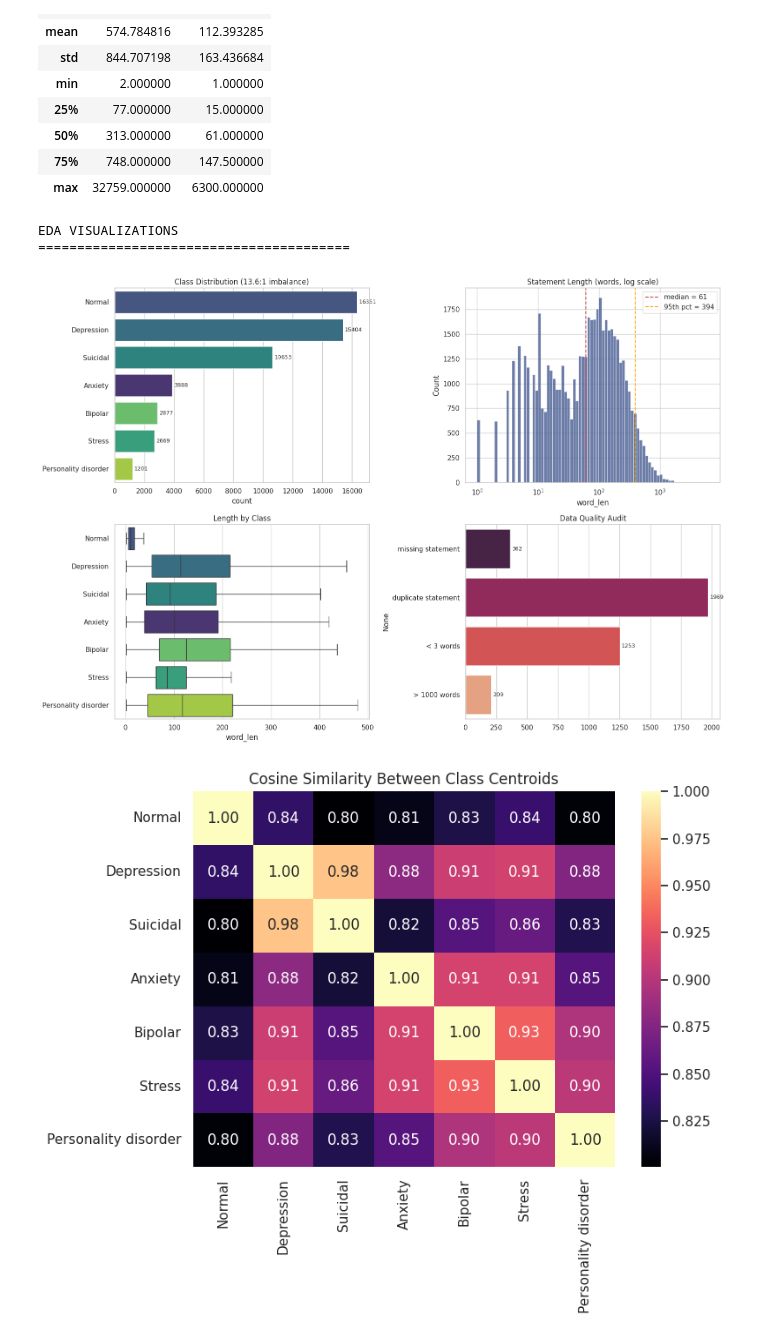
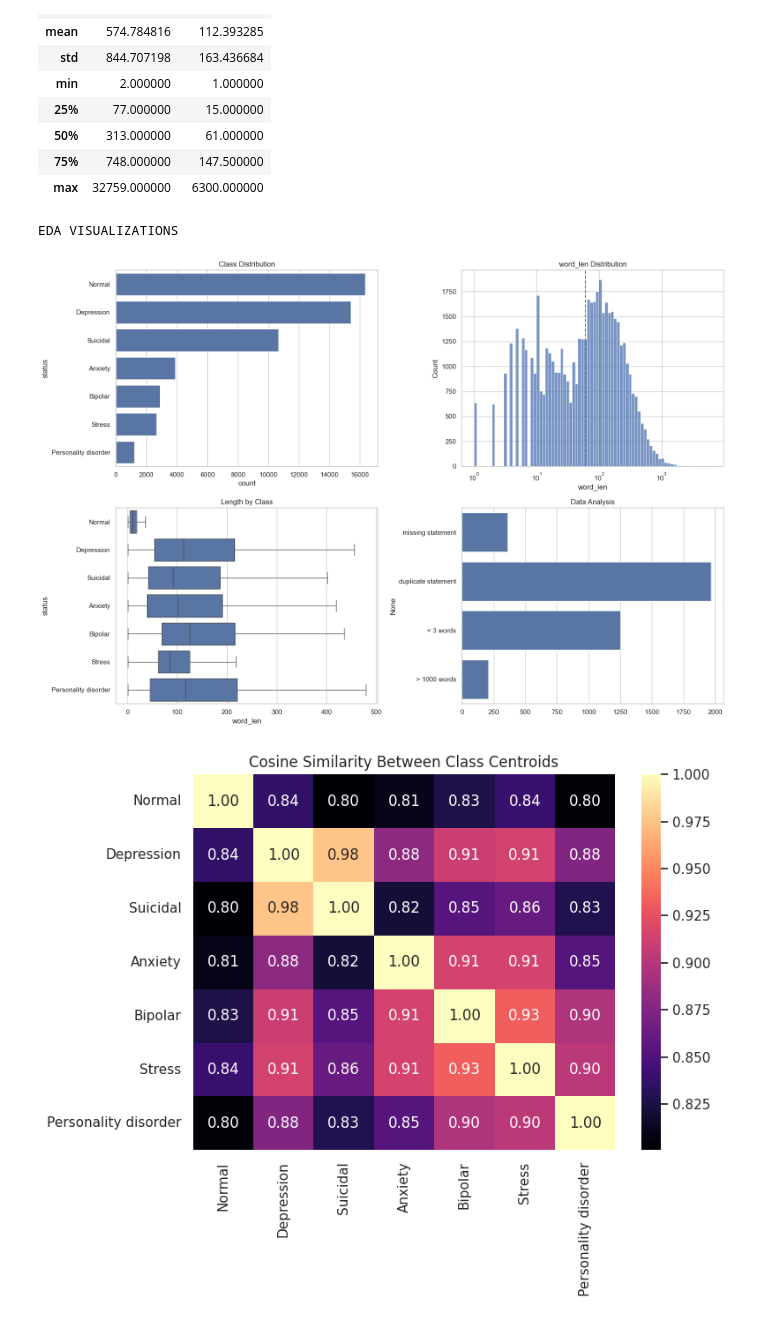
Before and after one commit to anindyakabbyabiswas/cse440-project, a Jupyter notebook: notebooks/cse440-lab-project.ipynb, the cells around one changed output. Drawn from its saved outputs; the diff is of its cells as text; code cells hidden in the pictures.

```diff
--- a/notebooks/cse440-lab-project.ipynb
+++ b/notebooks/cse440-lab-project.ipynb
@@ -215,58 +236,40 @@ TEXT LENGTH STATISTICS
 | 75% | 748.000000 | 147.500000 |
 | max | 32759.000000 | 6300.000000 |
 # %%
-# EDA VISUALIZATIONS (on raw data, before preprocessing)
 print("EDA VISUALIZATIONS")
-print("=" * 40)
 
-class_order = df["status"].value_counts().index    # renamed from `order`/`classes`:
-                                                   # `classes` collided with the label array later
+class_order = df["status"].value_counts().index
 
 fig, axes = plt.subplots(2, 2, figsize=(16, 11))
 
-# 1. Class distribution
-sns.countplot(data=df, y="status", order=class_order, hue="status",
-              palette="viridis", legend=False, ax=axes[0, 0])
-for c in axes[0, 0].containers:
-    axes[0, 0].bar_label(c, fmt="%d", padding=3, fontsize=9)
-axes[0, 0].set_title("Class Distribution (13.6:1 imbalance)")
-axes[0, 0].set_ylabel("")
+# 1. Class Distribution
+sns.countplot(data=df, y="status", order=class_order, ax=axes[0, 0])
+axes[0, 0].set_title("Class Distribution")
 
-# 2. Statement length distribution (log scale, heavy right tail)
-sns.histplot(data=df, x="word_len", bins=80, log_scale=(True, False),
-             color="#3b528b", ax=axes[0, 1])
-axes[0, 1].axvline(df["word_len"].median(), ls="--", c="r",
-                   label=f'median = {df["word_len"].median():.0f}')
-axes[0, 1].axvline(df["word_len"].quantile(0.95), ls="--", c="orange",
-                   label=f'95th pct = {df["word_len"].quantile(0.95):.0f}')
-axes[0, 1].set_title("Statement Length (words, log scale)")
-axes[0, 1].legend()
+# 2. word_len Distribution
+sns.histplot(data=df, x="word_len", bins=80, log_scale=(True, False), ax=axes[0, 1])
+axes[0, 1].axvline(df["word_len"].median(), ls="--")
+axes[0, 1].set_title("word_len Distribution")
 
 # 3. Length per class
-sns.boxplot(data=df, x="word_len", y="status", order=class_order, hue="status",
-            palette="viridis", legend=False, showfliers=False, ax=axes[1, 0])
+sns.boxplot(data=df, x="word_len", y="status", order=class_order, showfliers=False, ax=axes[1, 0])
 axes[1, 0].set_title("Length by Class")
-axes[1, 0].set_ylabel("")
 
-# 4. Data quality audit
+# 4. Data Analysis
 audit = pd.Series({
     "missing statement": df["statement"].isna().sum(),
     "duplicate statement": df.duplicated(subset=["statement"]).sum(),
     "< 3 words": (df["word_len"] < 3).sum(),
     "> 1000 words": (df["word_len"] > 1000).sum(),
 })
-sns.barplot(x=audit.values, y=audit.index, hue=audit.index,
-            palette="rocket", legend=False, ax=axes[1, 1])
-for c in axes[1, 1].containers:
-    axes[1, 1].bar_label(c, fmt="%d", padding=3, fontsize=9)
-axes[1, 1].set_title("Data Quality Audit")
+sns.barplot(x=audit.values, y=audit.index, ax=axes[1, 1])
+axes[1, 1].set_title("Data Analysis")
 
 plt.tight_layout()
 plt.show()
 # %% [output]
 EDA VISUALIZATIONS
-========================================
-[figure, old version]
+[figure, new version]
 # %%
 # CLASS OVERLAP: cosine similarity between class centroids in TF-IDF space
 from sklearn.metrics.pairwise import cosine_similarity
```
Also changed, not shown: parts of 26 cells of this notebook, 2 other files.
